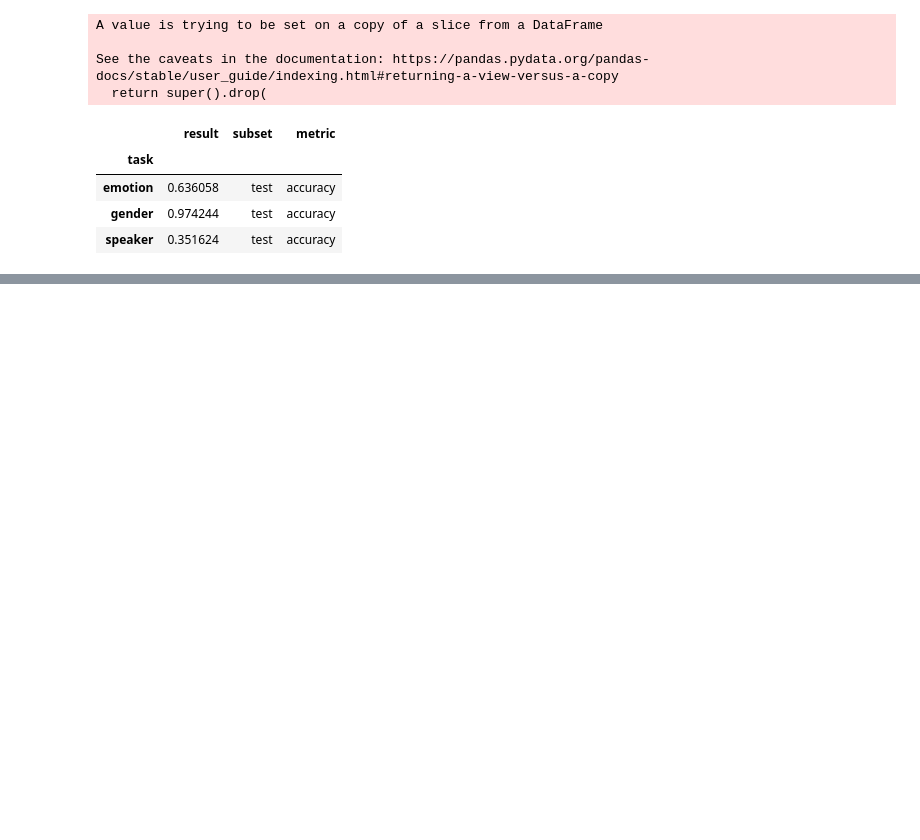
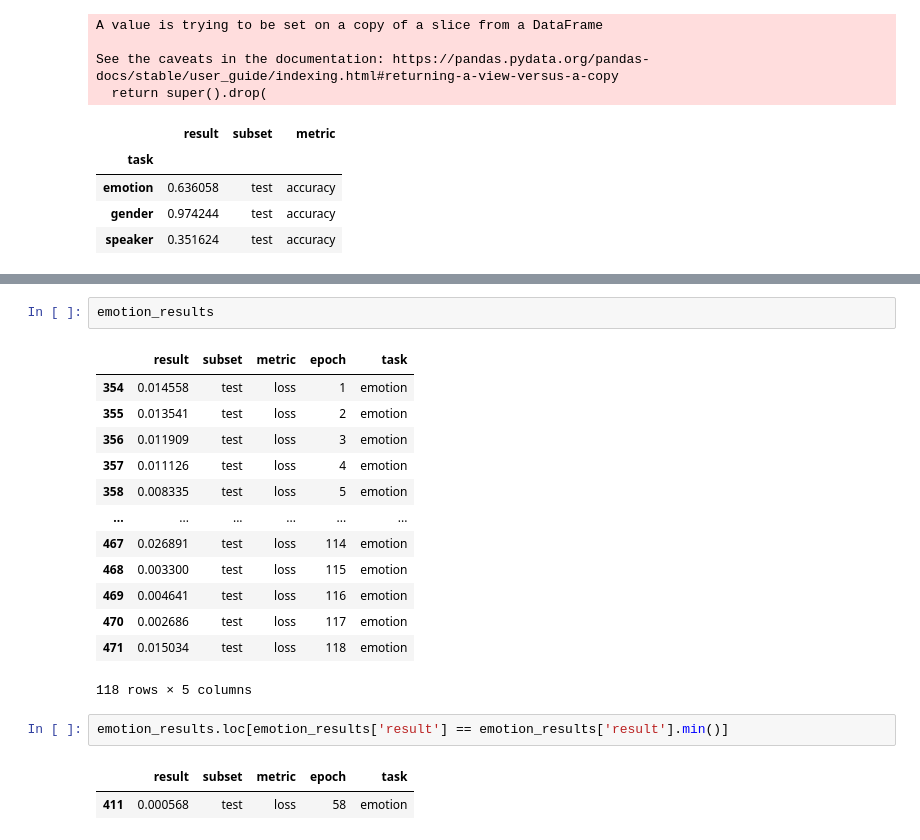
Before and after one commit to iamryabinov/SER_neuro, a Jupyter notebook: multi_task.ipynb, the cells around one changed output, grey strips where cells are left out. Drawn from its saved outputs; the diff is of its cells as text; blank space fills up the shorter version.

```diff
--- a/multi_task.ipynb
+++ b/multi_task.ipynb
@@ -381,0 +531,21 @@ See the caveats in the documentation: https://pandas.pydata.org/pandas-docs/stab
+# %%
+emotion_results
+# %% [output]
+|  | result | subset | metric | epoch | task |
+| 354 | 0.014558 | test | loss | 1 | emotion |
+| 355 | 0.013541 | test | loss | 2 | emotion |
+| 356 | 0.011909 | test | loss | 3 | emotion |
+| 357 | 0.011126 | test | loss | 4 | emotion |
+| 358 | 0.008335 | test | loss | 5 | emotion |
+| ... | ... | ... | ... | ... | ... |
+| 467 | 0.026891 | test | loss | 114 | emotion |
+| 468 | 0.003300 | test | loss | 115 | emotion |
+| 469 | 0.004641 | test | loss | 116 | emotion |
+| 470 | 0.002686 | test | loss | 117 | emotion |
+| 471 | 0.015034 | test | loss | 118 | emotion |
+118 rows × 5 columns
+# %%
+emotion_results.loc[emotion_results['result'] == emotion_results['result'].min()]
+# %% [output]
+|  | result | subset | metric | epoch | task |
+| 411 | 0.000568 | test | loss | 58 | emotion |
```
Also changed, not shown: parts of 23 cells of this notebook, 8 other files.
